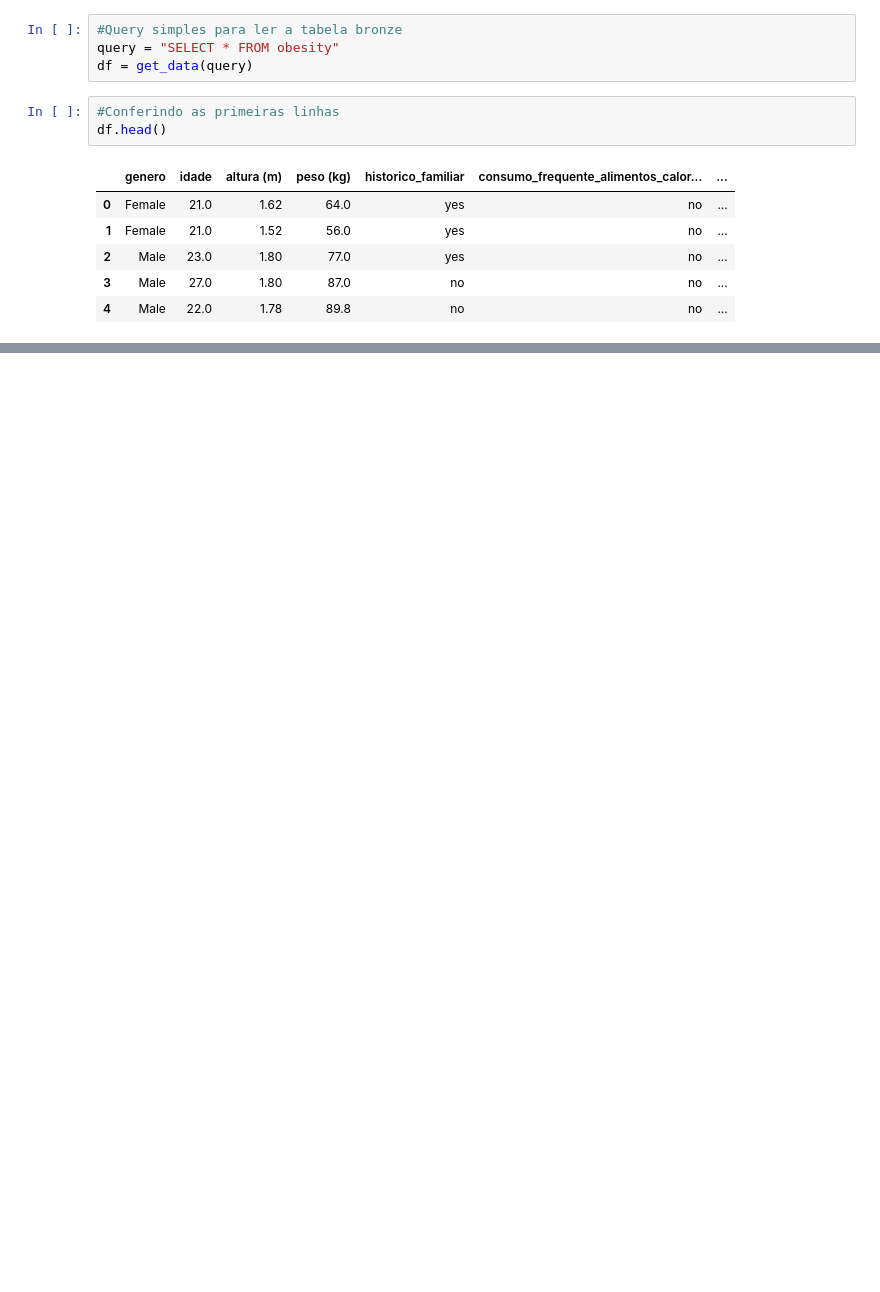
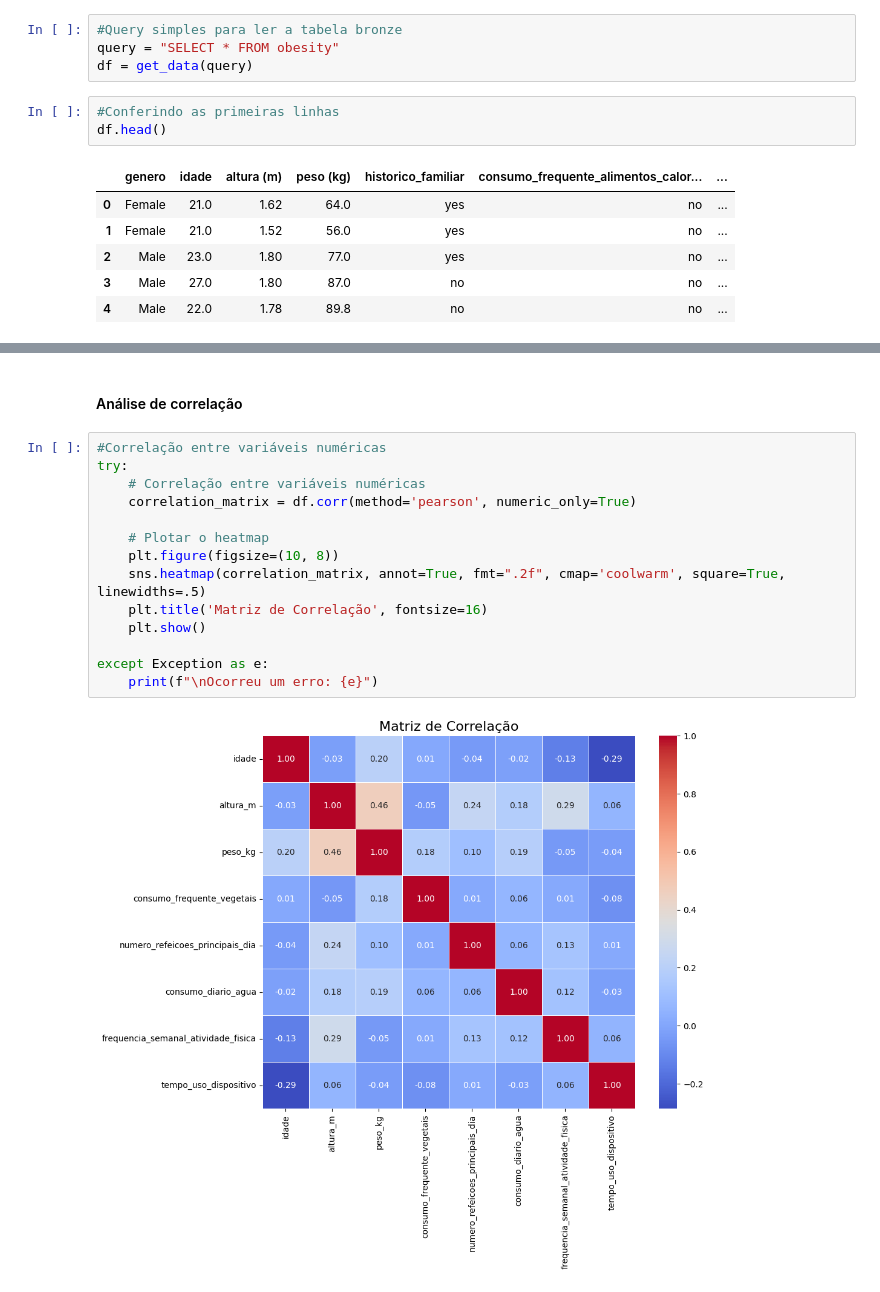
Before and after one commit to LohSilva/obesity_project, a Jupyter notebook: notebooks/eda.ipynb, the cells around one changed output, grey strips where cells are left out. Drawn from its saved outputs; the diff is of its cells as text; blank space fills up the shorter version.

```diff
--- a/notebooks/eda.ipynb
+++ b/notebooks/eda.ipynb
@@ -27,0 +270,18 @@ df.head()
+# %% [markdown]
+#### Análise de correlação
+# %%
+#Correlação entre variáveis numéricas
+try:
+    # Correlação entre variáveis numéricas
+    correlation_matrix = df.corr(method='pearson', numeric_only=True)
+
+    # Plotar o heatmap
+    plt.figure(figsize=(10, 8))
+    sns.heatmap(correlation_matrix, annot=True, fmt=".2f", cmap='coolwarm', square=True, linewidths=.5)
+    plt.title('Matriz de Correlação', fontsize=16)
+    plt.show()
+
+except Exception as e:
+    print(f"\nOcorreu um erro: {e}")
+# %% [output]
+[figure, added]
```
Also changed, not shown: parts of 30 cells of this notebook, 6 other files.
